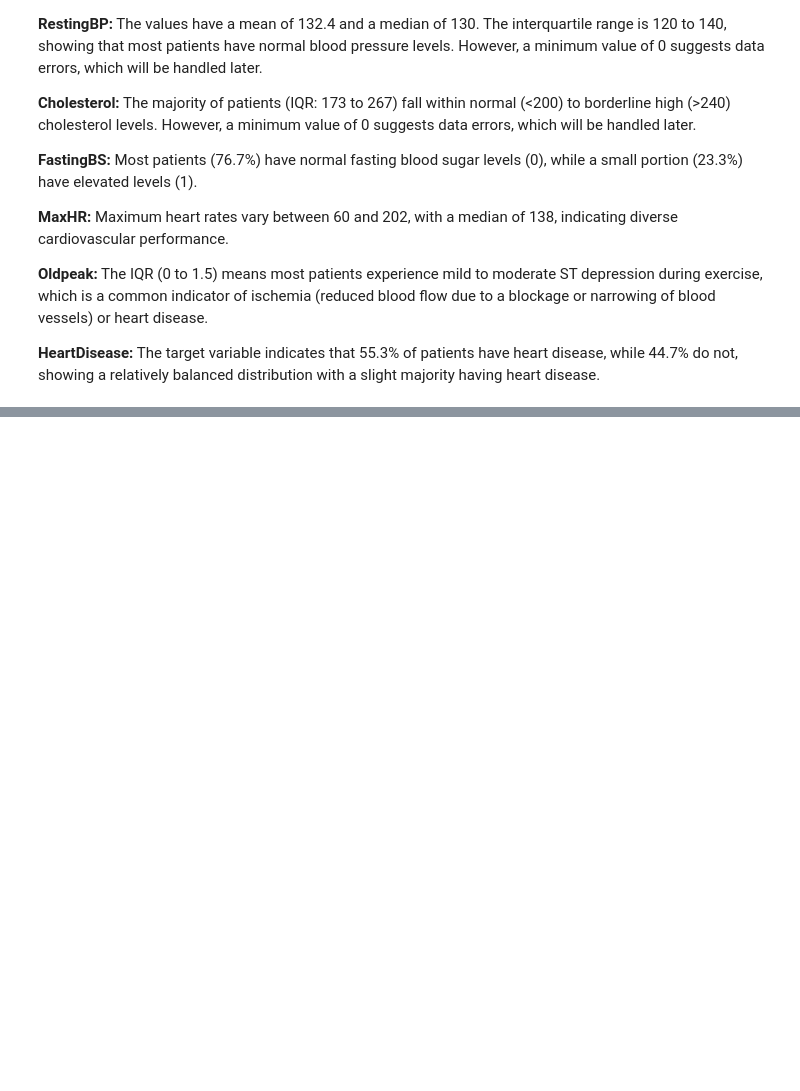
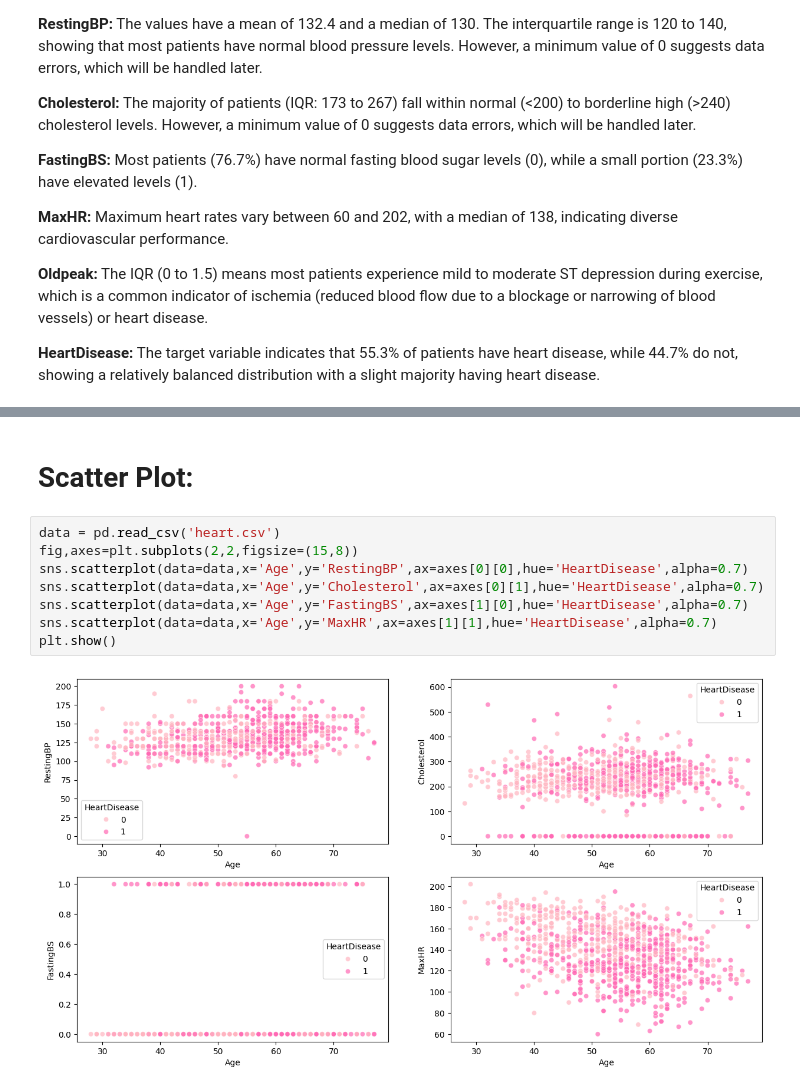
Before and after one commit to Janaalsh5/Heart-Disease, a Jupyter notebook: Phase1.ipynb, the cells around one changed output, grey strips where cells are left out. Drawn from its saved outputs; the diff is of its cells as text; blank space fills up the shorter version.

```diff
--- a/Phase1.ipynb
+++ b/Phase1.ipynb
@@ -144,0 +223,12 @@ plt.show()
+# %% [markdown]
+# **Scatter Plot:**
+# %%
+data = pd.read_csv('heart.csv')
+fig,axes=plt.subplots(2,2,figsize=(15,8))
+sns.scatterplot(data=data,x='Age',y='RestingBP',ax=axes[0][0],hue='HeartDisease',alpha=0.7)
+sns.scatterplot(data=data,x='Age',y='Cholesterol',ax=axes[0][1],hue='HeartDisease',alpha=0.7)
+sns.scatterplot(data=data,x='Age',y='FastingBS',ax=axes[1][0],hue='HeartDisease',alpha=0.7)
+sns.scatterplot(data=data,x='Age',y='MaxHR',ax=axes[1][1],hue='HeartDisease',alpha=0.7)
+plt.show()
+# %% [output]
+[figure, added]
```
Also changed, not shown: parts of 22 cells of this notebook.
